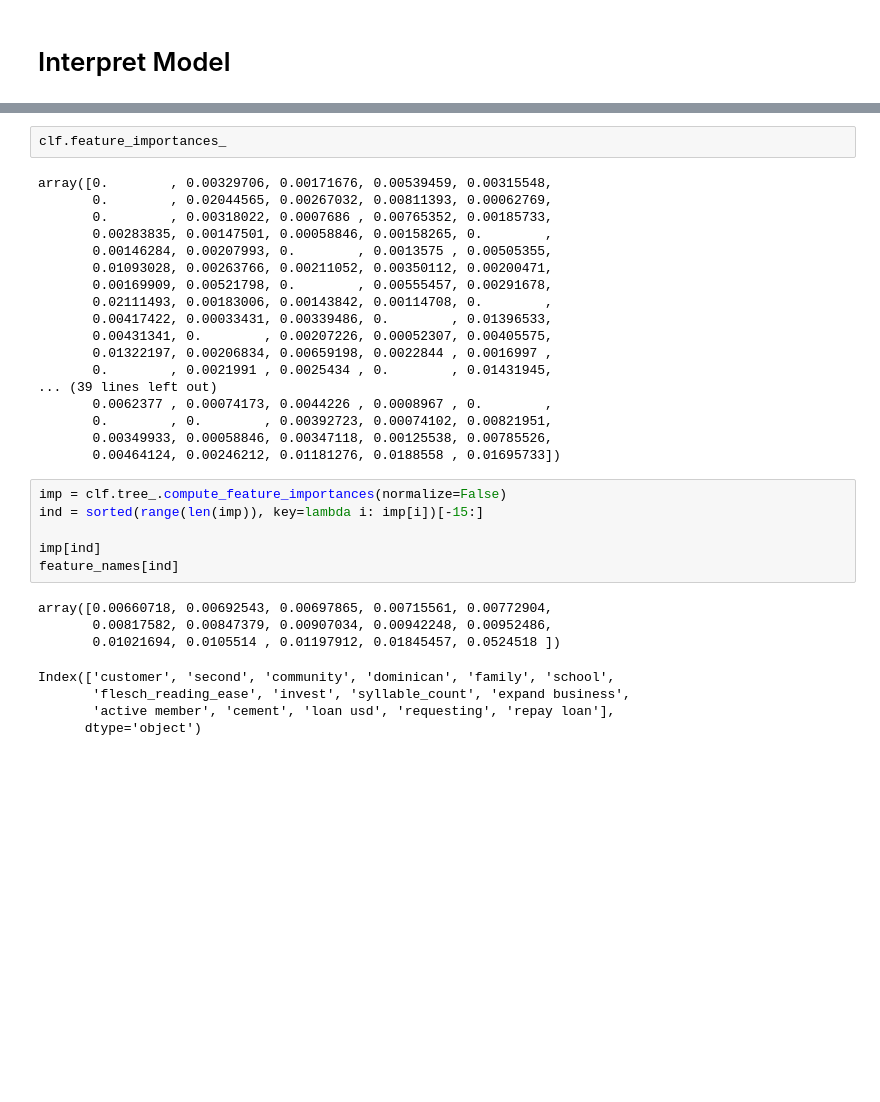
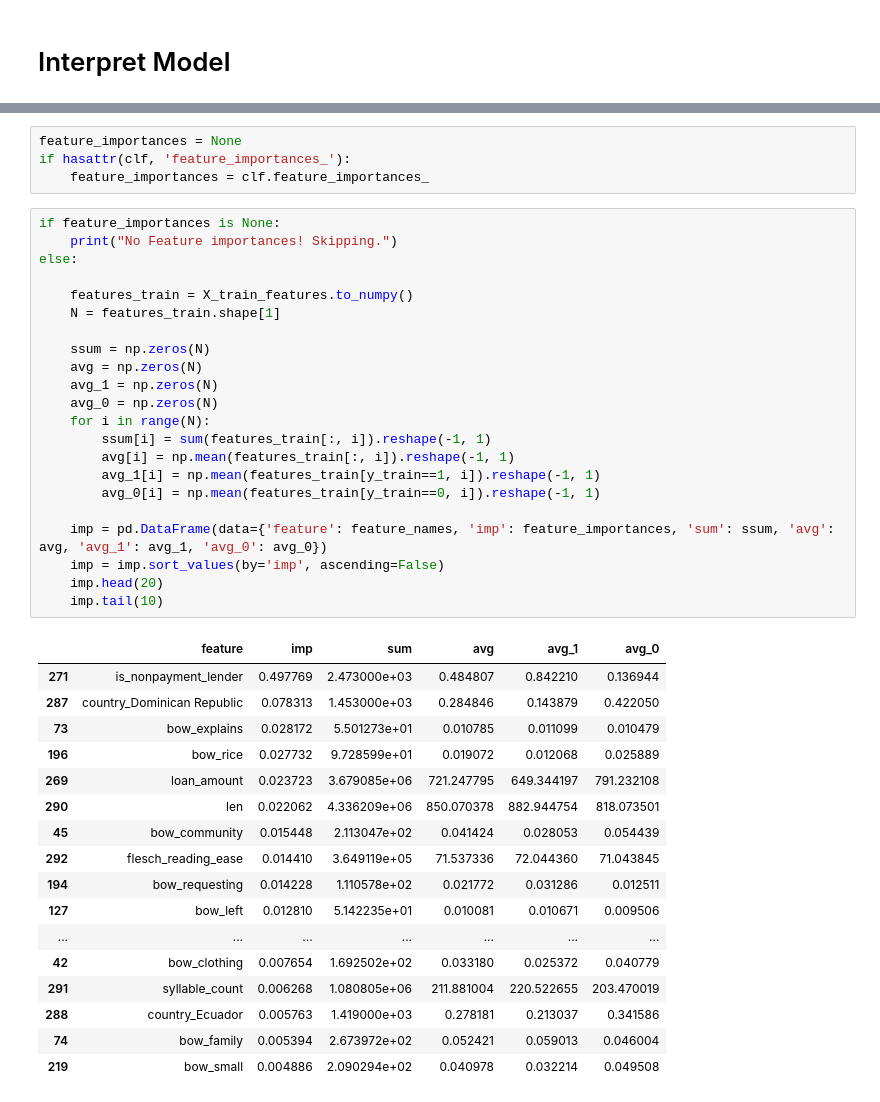
Before and after one commit to stepthom/NLP_course, a Jupyter notebook: document_classification/kiva_classification_simple.ipynb, the cells around one changed output, grey strips where cells are left out. Cells and saved outputs as stored; diff of their text form; blank space fills up the shorter version.

```diff
--- a/document_classification/kiva_classification_simple.ipynb
+++ b/document_classification/kiva_classification_simple.ipynb
@@ -234,34 +282,44 @@ plt.show();
-# %%
-clf.feature_importances_
-# %% [output]
-array([0.        , 0.00329706, 0.00171676, 0.00539459, 0.00315548,
-       0.        , 0.02044565, 0.00267032, 0.00811393, 0.00062769,
-       0.        , 0.00318022, 0.0007686 , 0.00765352, 0.00185733,
-       0.00283835, 0.00147501, 0.00058846, 0.00158265, 0.        ,
-       0.00146284, 0.00207993, 0.        , 0.0013575 , 0.00505355,
-       0.01093028, 0.00263766, 0.00211052, 0.00350112, 0.00200471,
-       0.00169909, 0.00521798, 0.        , 0.00555457, 0.00291678,
-       0.02111493, 0.00183006, 0.00143842, 0.00114708, 0.        ,
-       0.00417422, 0.00033431, 0.00339486, 0.        , 0.01396533,
-       0.00431341, 0.        , 0.00207226, 0.00052307, 0.00405575,
-       0.01322197, 0.00206834, 0.00659198, 0.0022844 , 0.0016997 ,
-       0.        , 0.0021991 , 0.0025434 , 0.        , 0.01431945,
-... (39 lines left out)
-       0.0062377 , 0.00074173, 0.0044226 , 0.0008967 , 0.        ,
-       0.        , 0.        , 0.00392723, 0.00074102, 0.00821951,
-       0.00349933, 0.00058846, 0.00347118, 0.00125538, 0.00785526,
-       0.00464124, 0.00246212, 0.01181276, 0.0188558 , 0.01695733])
-# %%
-imp = clf.tree_.compute_feature_importances(normalize=False)
-ind = sorted(range(len(imp)), key=lambda i: imp[i])[-15:]
-
-imp[ind]
-feature_names[ind]
-# %% [output]
-array([0.00660718, 0.00692543, 0.00697865, 0.00715561, 0.00772904,
-       0.00817582, 0.00847379, 0.00907034, 0.00942248, 0.00952486,
-       0.01021694, 0.0105514 , 0.01197912, 0.01845457, 0.0524518 ])
-Index(['customer', 'second', 'community', 'dominican', 'family', 'school',
-       'flesch_reading_ease', 'invest', 'syllable_count', 'expand business',
-       'active member', 'cement', 'loan usd', 'requesting', 'repay loan'],
-      dtype='object')
+# %%
+feature_importances = None
+if hasattr(clf, 'feature_importances_'):
+    feature_importances = clf.feature_importances_
+# %%
+if feature_importances is None:
+    print("No Feature importances! Skipping.")
+else:
+
+    features_train = X_train_features.to_numpy()
+    N = features_train.shape[1]
+
+    ssum = np.zeros(N)
+    avg = np.zeros(N)
+    avg_1 = np.zeros(N)
+    avg_0 = np.zeros(N)
+    for i in range(N):
+        ssum[i] = sum(features_train[:, i]).reshape(-1, 1)
+        avg[i] = np.mean(features_train[:, i]).reshape(-1, 1)
+        avg_1[i] = np.mean(features_train[y_train==1, i]).reshape(-1, 1)
+        avg_0[i] = np.mean(features_train[y_train==0, i]).reshape(-1, 1)
+
+    imp = pd.DataFrame(data={'feature': feature_names, 'imp': feature_importances, 'sum': ssum, 'avg': avg, 'avg_1': avg_1, 'avg_0': avg_0})
+    imp = imp.sort_values(by='imp', ascending=False)
+    imp.head(20)
+    imp.tail(10)
+# %% [output]
+|  | feature | imp | sum | avg | avg_1 | avg_0 |
+| 271 | is_nonpayment_lender | 0.497769 | 2.473000e+03 | 0.484807 | 0.842210 | 0.136944 |
+| 287 | country_Dominican Republic | 0.078313 | 1.453000e+03 | 0.284846 | 0.143879 | 0.422050 |
+| 73 | bow_explains | 0.028172 | 5.501273e+01 | 0.010785 | 0.011099 | 0.010479 |
+| 196 | bow_rice | 0.027732 | 9.728599e+01 | 0.019072 | 0.012068 | 0.025889 |
+| 269 | loan_amount | 0.023723 | 3.679085e+06 | 721.247795 | 649.344197 | 791.232108 |
+| 290 | len | 0.022062 | 4.336209e+06 | 850.070378 | 882.944754 | 818.073501 |
+| 45 | bow_community | 0.015448 | 2.113047e+02 | 0.041424 | 0.028053 | 0.054439 |
+| 292 | flesch_reading_ease | 0.014410 | 3.649119e+05 | 71.537336 | 72.044360 | 71.043845 |
+| 194 | bow_requesting | 0.014228 | 1.110578e+02 | 0.021772 | 0.031286 | 0.012511 |
+| 127 | bow_left | 0.012810 | 5.142235e+01 | 0.010081 | 0.010671 | 0.009506 |
+| ... | ... | ... | ... | ... | ... | ... |
+| 42 | bow_clothing | 0.007654 | 1.692502e+02 | 0.033180 | 0.025372 | 0.040779 |
+| 291 | syllable_count | 0.006268 | 1.080805e+06 | 211.881004 | 220.522655 | 203.470019 |
+| 288 | country_Ecuador | 0.005763 | 1.419000e+03 | 0.278181 | 0.213037 | 0.341586 |
+| 74 | bow_family | 0.005394 | 2.673972e+02 | 0.052421 | 0.059013 | 0.046004 |
+| 219 | bow_small | 0.004886 | 2.090294e+02 | 0.040978 | 0.032214 | 0.049508 |
```
Also changed, not shown: parts of 36 cells of this notebook.
